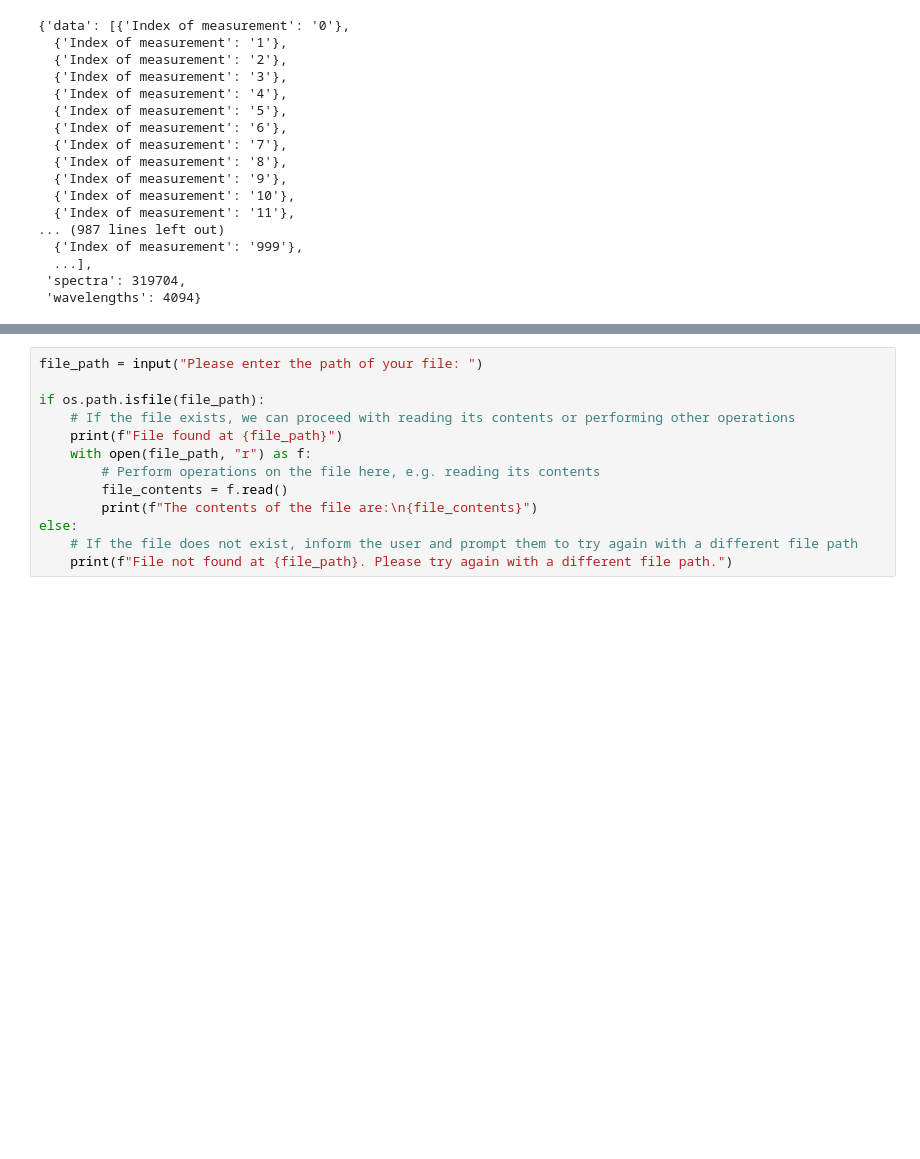
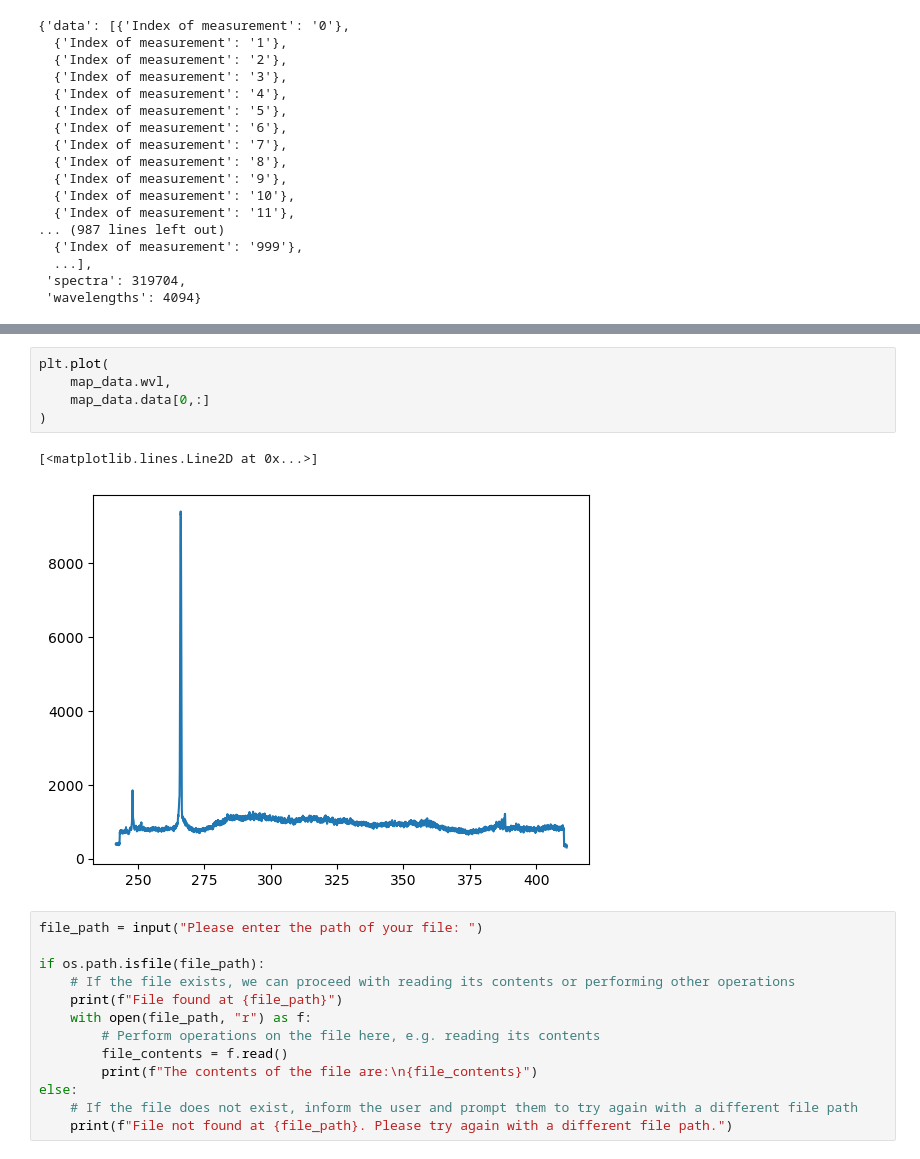
Before and after one commit to ekepes112/libs_segmentation, a Jupyter notebook: notebooks/EXP_randomizedLoading.ipynb, the cells around one changed output, grey strips where cells are left out. Saved outputs shown, nothing was run; the diff lists cells and outputs as text; blank space fills up the shorter version.

```diff
--- a/notebooks/EXP_randomizedLoading.ipynb
+++ b/notebooks/EXP_randomizedLoading.ipynb
@@ -152,3 +201,11 @@ array([241.64424133, 241.69081116, 241.73739624, ..., 411.42477417,
+# %%
+plt.plot(
+    map_data.wvl,
+    map_data.data[0,:]
+)
+# %% [output]
+[<matplotlib.lines.Line2D at 0x...>]
+[figure, added]
 # %%
 file_path = input("Please enter the path of your file: ")
 
```
Also changed, not shown: parts of 5 cells of this notebook.
